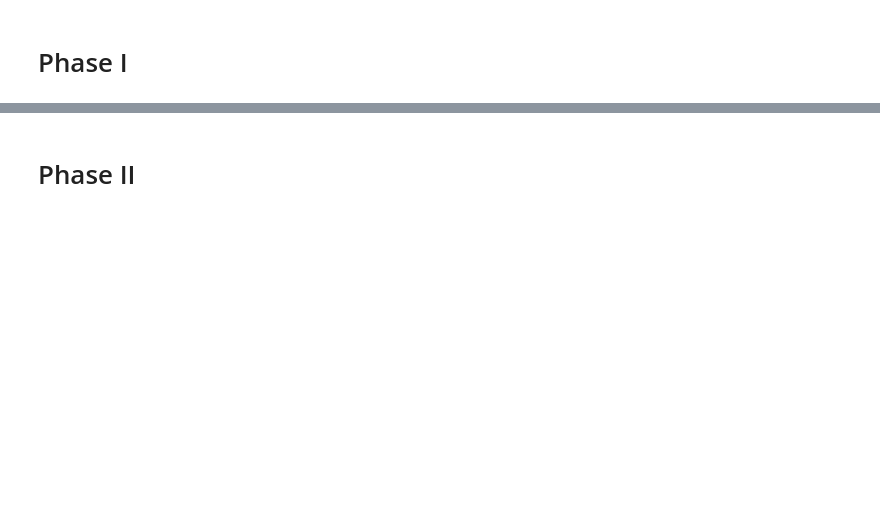
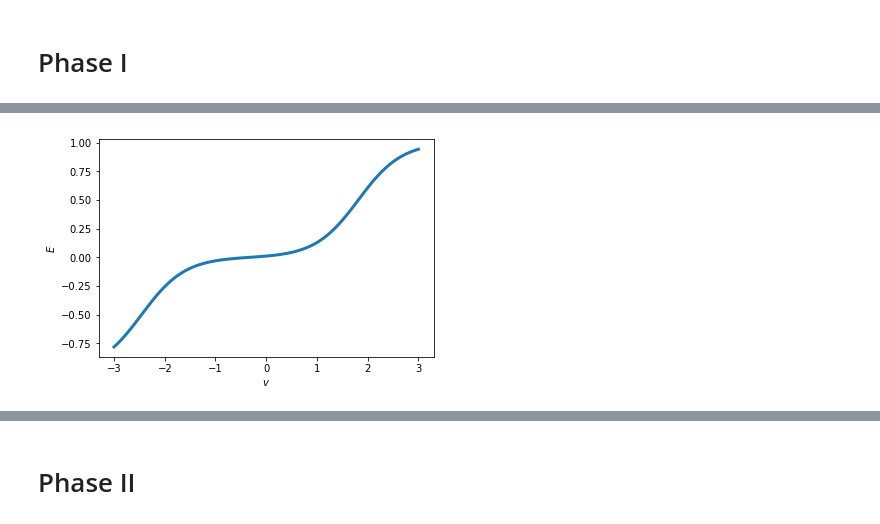
Before and after one commit to RiemannAI/theta, a Jupyter notebook: examples/Ehv_plots.ipynb, the cells around one changed output, grey strips where cells are left out. Saved outputs shown, nothing was run; the diff lists cells and outputs as text; code cells hidden in the pictures; blank space fills up the shorter version.

```diff
--- a/examples/Ehv_plots.ipynb
+++ b/examples/Ehv_plots.ipynb
@@ -122,19 +188,21 @@ plt.savefig("EhvPhaseI-2.eps", format="eps")
 # %%
 Q = np.diag([10])
 B = np.zeros((1,1))
 B[0,0] = -0.75
 W = np.zeros((1,1))
 W[0,0] = -0.18*13
 
 X = np.linspace(-3,3, 101)
 X = X.reshape((1,X.shape[0]))
 
 E=factorized_hidden_expectation(X, B, W, Q)
 plt.xlabel("$v$")
 plt.ylabel("$E$")
-plt.plot(X.flatten(), E[0],"b-", linewidth='5')
+plt.plot(X.flatten(), E[0],"-", linewidth='3')
 
 plt.savefig("EhvPhaseI-3.eps", format="eps")
+# %% [output]
+[figure, added]
 # %%
 # Non-diagonal
 
```
Also changed, not shown: parts of 11 cells of this notebook.
